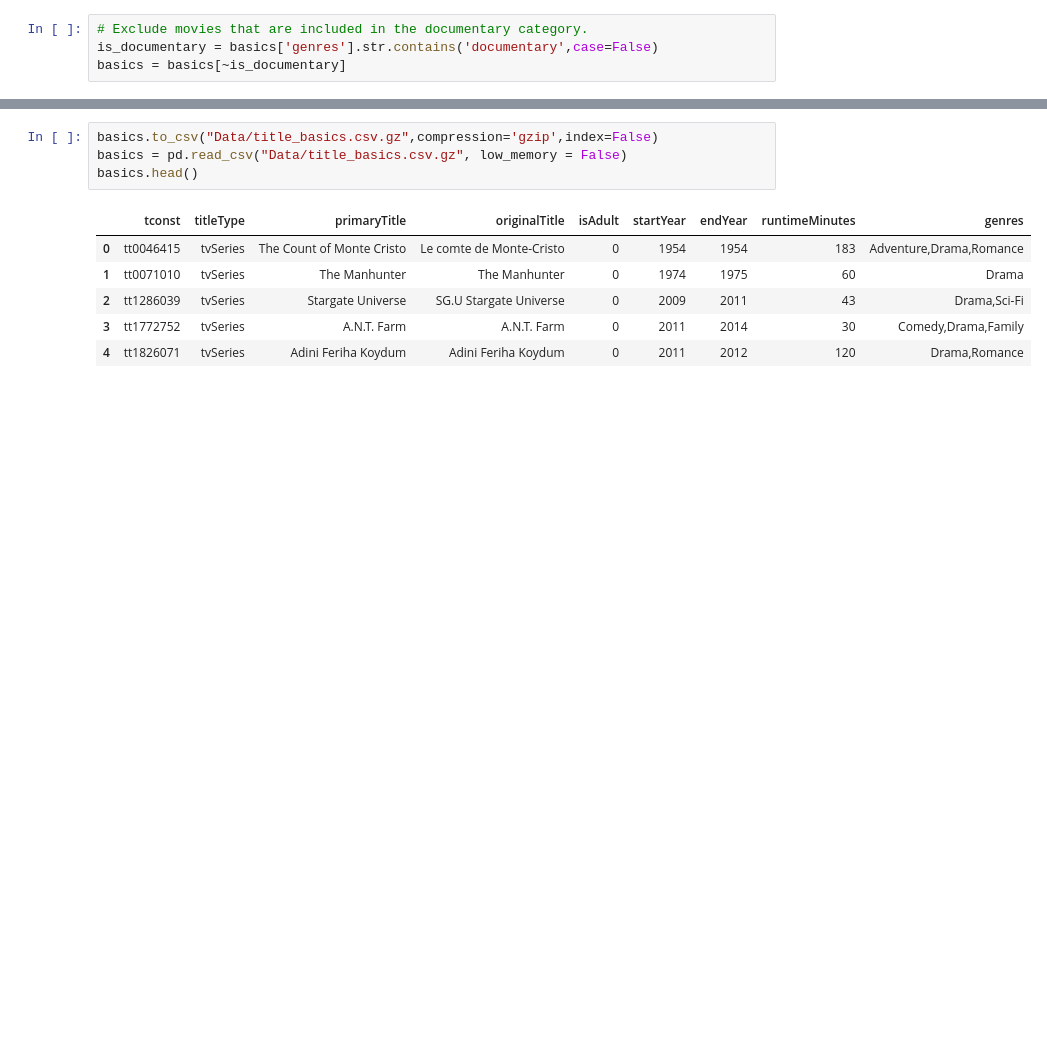
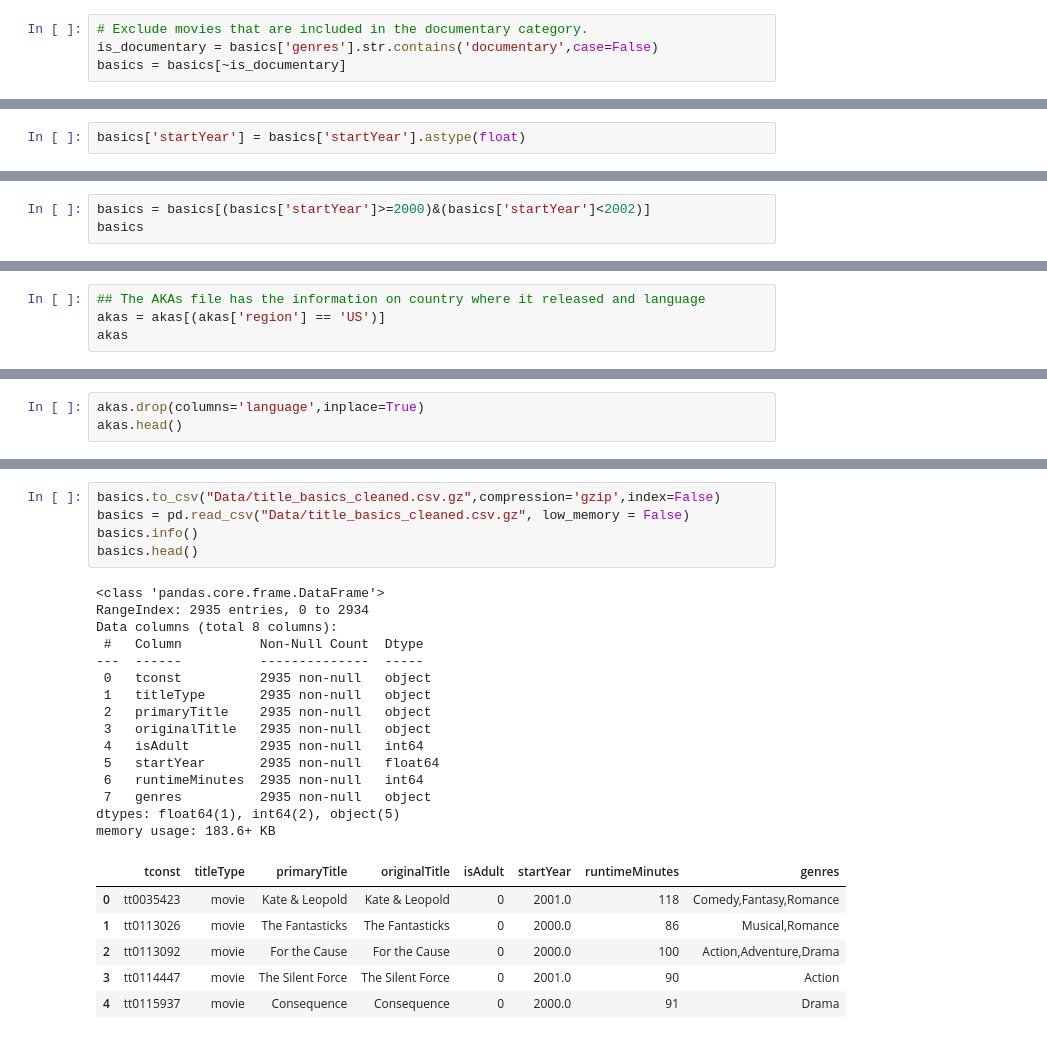
Before and after one commit to cole-beach/IMDB-Project, a Jupyter notebook: IMDB-Project.ipynb, the cells around one changed output, grey strips where cells are left out. Cells and saved outputs as stored; diff of their text form; blank space fills up the shorter version.

```diff
--- a/IMDB-Project.ipynb
+++ b/IMDB-Project.ipynb
@@ -148,0 +164,2 @@ basics
+# %%
+basics['startYear'] = basics['startYear'].astype(float)
@@ -148,0 +172,3 @@ basics
+# %%
+basics = basics[(basics['startYear']>=2000)&(basics['startYear']<2002)]
+basics
@@ -148,0 +255,4 @@ basics
+# %%
+## The AKAs file has the information on country where it released and language
+akas = akas[(akas['region'] == 'US')]
+akas
@@ -148,0 +287,3 @@ basics
+# %%
+akas.drop(columns='language',inplace=True)
+akas.head()
@@ -149,12 +354,28 @@ basics
 # %%
-basics.to_csv("Data/title_basics.csv.gz",compression='gzip',index=False)
-basics = pd.read_csv("Data/title_basics.csv.gz", low_memory = False)
+basics.to_csv("Data/title_basics_cleaned.csv.gz",compression='gzip',index=False)
+basics = pd.read_csv("Data/title_basics_cleaned.csv.gz", low_memory = False)
+basics.info()
 basics.head()
 # %% [output]
+<class 'pandas.core.frame.DataFrame'>
+RangeIndex: 2935 entries, 0 to 2934
+Data columns (total 8 columns):
+ #   Column          Non-Null Count  Dtype
+---  ------          --------------  -----
+ 0   tconst          2935 non-null   object
+ 1   titleType       2935 non-null   object
+ 2   primaryTitle    2935 non-null   object
+ 3   originalTitle   2935 non-null   object
+ 4   isAdult         2935 non-null   int64
+ 5   startYear       2935 non-null   float64
+ 6   runtimeMinutes  2935 non-null   int64
+ 7   genres          2935 non-null   object
+dtypes: float64(1), int64(2), object(5)
+memory usage: 183.6+ KB
-|  | tconst | titleType | primaryTitle | originalTitle | isAdult | startYear | endYear | runtimeMinutes | genres |
-| 0 | tt0046415 | tvSeries | The Count of Monte Cristo | Le comte de Monte-Cristo | 0 | 1954 | 1954 | 183 | Adventure,Drama,Romance |
-| 1 | tt0071010 | tvSeries | The Manhunter | The Manhunter | 0 | 1974 | 1975 | 60 | Drama |
-| 2 | tt1286039 | tvSeries | Stargate Universe | SG.U Stargate Universe | 0 | 2009 | 2011 | 43 | Drama,Sci-Fi |
-| 3 | tt1772752 | tvSeries | A.N.T. Farm | A.N.T. Farm | 0 | 2011 | 2014 | 30 | Comedy,Drama,Family |
-| 4 | tt1826071 | tvSeries | Adini Feriha Koydum | Adini Feriha Koydum | 0 | 2011 | 2012 | 120 | Drama,Romance |
+|  | tconst | titleType | primaryTitle | originalTitle | isAdult | startYear | runtimeMinutes | genres |
+| 0 | tt0035423 | movie | Kate & Leopold | Kate & Leopold | 0 | 2001.0 | 118 | Comedy,Fantasy,Romance |
+| 1 | tt0113026 | movie | The Fantasticks | The Fantasticks | 0 | 2000.0 | 86 | Musical,Romance |
+| 2 | tt0113092 | movie | For the Cause | For the Cause | 0 | 2000.0 | 100 | Action,Adventure,Drama |
+| 3 | tt0114447 | movie | The Silent Force | The Silent Force | 0 | 2001.0 | 90 | Action |
+| 4 | tt0115937 | movie | Consequence | Consequence | 0 | 2000.0 | 91 | Drama |
 # %%
```
Also changed, not shown: parts of 46 cells of this notebook, 3 other files.
